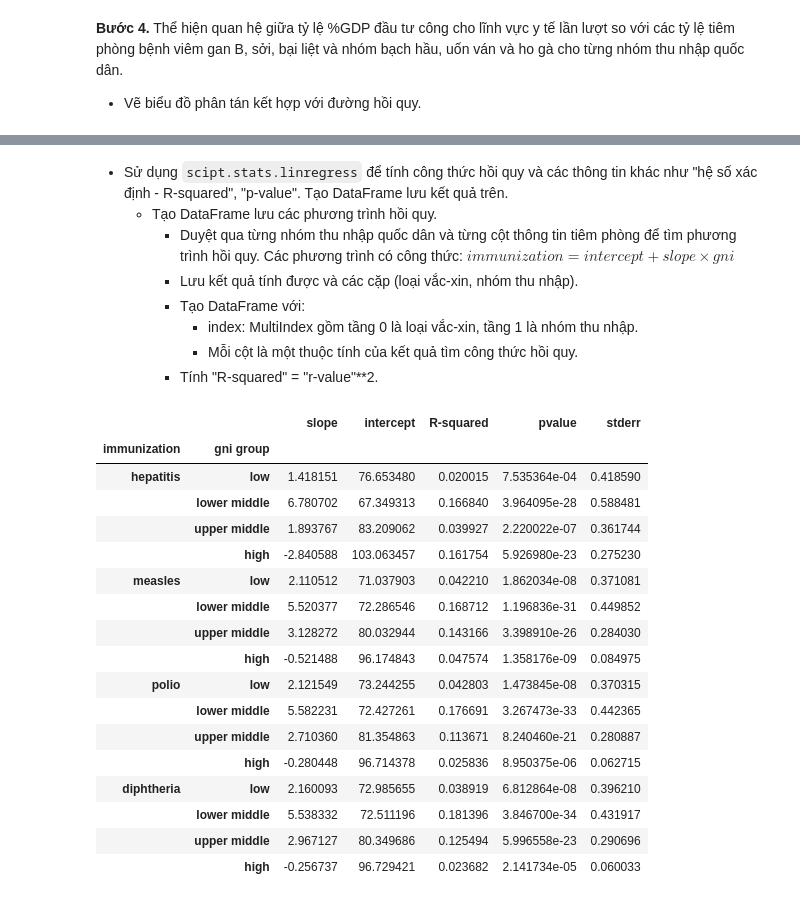
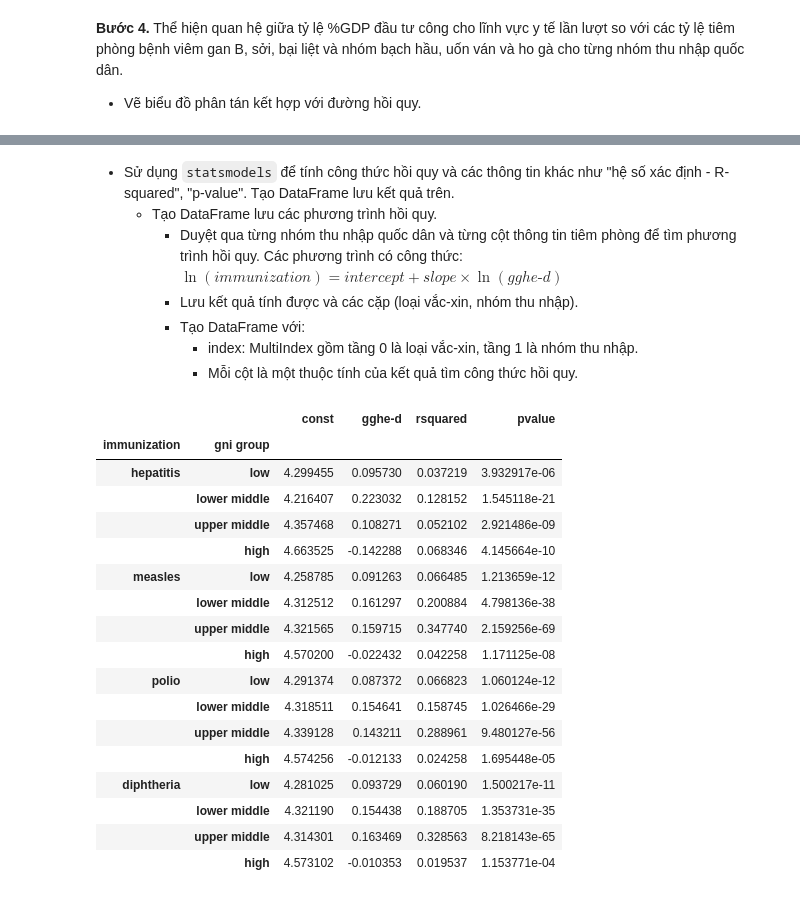
Before and after one commit to XQuyTran/Final_Project_LTKHDL, a Jupyter notebook: final-project.ipynb, the cells around one changed output, grey strips where cells are left out. Saved outputs shown, nothing was run; the diff lists cells and outputs as text; code cells hidden in the pictures.

```diff
--- a/final-project.ipynb
+++ b/final-project.ipynb
@@ -37,7 +36,7 @@ pd.set_option("display.max_columns", None)
 ---
 # 3. Khám phá dữ liệu
 # %%
-data_df = pd.read_csv('who_life_exp.csv')
+data_df = pd.read_csv('Data/who_life_exp.csv')
 data_df
 # %% [output]
 |  | country | country_code | region | year | life_expect | life_exp60 | adult_mortality | infant_mort | ... |
@@ -393,6 +393,7 @@ Categories (4, object): ['low' < 'lower middle' < 'upper middle' < 'high']
 # %%
 immunization_gghe_df = data_df.iloc[:, [1, 3] + list(range(13, 17)) + [21]]
 immunization_gghe_df = immunization_gghe_df.join(gni_groups, 'country_code')
+immunization_gghe_df.iloc[:, 2:-1] = immunization_gghe_df.iloc[:, 2:-1].transform(np.log)
 immunization_gghe_df
 # %% [output]
 |  | country_code | year | hepatitis | measles | polio | diphtheria | gghe-d | une_gni |
@@ -414,7 +415,7 @@ immunization_cols = immunization_gghe_df.columns[2:6]
 **Bước 4.** Thể hiện quan hệ giữa tỷ lệ %GDP đầu tư công cho lĩnh vực y tế lần lượt so với các tỷ lệ tiêm phòng bệnh viêm gan B, sởi, bại liệt và nhóm bạch hầu, uốn ván và ho gà cho từng nhóm thu nhập quốc dân.
 - Vẽ biểu đồ phân tán kết hợp với đường hồi quy.
 # %%
-for i, col in enumerate(immunization_cols):
+for col in immunization_cols:
     sns.lmplot(data=immunization_gghe_df, x='gghe-d', y=col, hue='une_gni',
               markers=['o', 's', '^', 'x'], col='une_gni', line_kws={'color': 'black'})
 plt.show()
@@ -426,47 +427,51 @@ plt.show()
 # %%
 plt.close('all')
 # %% [markdown]
-- Sử dụng `scipt.stats.linregress` để tính công thức hồi quy và các thông tin khác như "hệ số xác định - R-squared", "p-value". Tạo DataFrame lưu kết quả trên.
+- Sử dụng `statsmodels` để tính công thức hồi quy và các thông tin khác như "hệ số xác định - R-squared", "p-value". Tạo DataFrame lưu kết quả trên.
     - Tạo DataFrame lưu các phương trình hồi quy.
-        - Duyệt qua từng nhóm thu nhập quốc dân và từng cột thông tin tiêm phòng để tìm phương trình hồi quy. Các phương trình có công thức: $immunization = intercept + slope \times gni$
+        - Duyệt qua từng nhóm thu nhập quốc dân và từng cột thông tin tiêm phòng để tìm phương trình hồi quy. Các phương trình có công thức: $\ln(immunization) = intercept + slope \times \ln(gghe\mbox{-}d)$
         - Lưu kết quả tính được và các cặp (loại vắc-xin, nhóm thu nhập).
         - Tạo DataFrame với:
             - index: MultiIndex gồm tầng 0 là loại vắc-xin, tầng 1 là nhóm thu nhập.
             - Mỗi cột là một thuộc tính của kết quả tìm công thức hồi quy.
-        - Tính "R-squared" = "r-value"**2.
 # %%
 regress_result = []
 indices = []
 for col in immunization_cols:
     df = immunization_gghe_df[[col, 'gghe-d', 'une_gni']].dropna()
     for label in labels:
         indices.append((col, label))
         xy_df = df[df['une_gni'] == label]
-        regress_result.append(stats.linregress(xy_df['gghe-d'], xy_df[col]))
+        X = xy_df['gghe-d']; y = xy_df[col]
+        regress_result.append(sm.OLS(y, sm.add_constant(X)).fit())
 
-regress_result_df = pd.DataFrame(regress_result, index=pd.MultiIndex.from_tuples(indices, names=('immunization', 'gni group')))
-regress_result_df.rvalue = regress_result_df.rvalue ** 2
-regress_result_df.rename(columns={'rvalue': 'R-squared'}, inplace=True)
+regress_series = []
+for i in range(len(regress_result)):
+    regress_series.append(regress_result[i].params)
+    regress_series[i]['rsquared'] = regress_result[i].rsquared
+    regress_series[i]['pvalue'] = regress_result[i].pvalues[1]
+
+regress_result_df = pd.DataFrame(regress_series, index=pd.MultiIndex.from_tuples(indices, names=('immunization', 'gni group')))
 regress_result_df
 # %% [output]
-|  |  | slope | intercept | R-squared | pvalue | stderr |
-| immunization | gni group |  |  |  |  |  |
-| hepatitis | low | 1.418151 | 76.653480 | 0.020015 | 7.535364e-04 | 0.418590 |
-|  | lower middle | 6.780702 | 67.349313 | 0.166840 | 3.964095e-28 | 0.588481 |
-|  | upper middle | 1.893767 | 83.209062 | 0.039927 | 2.220022e-07 | 0.361744 |
-|  | high | -2.840588 | 103.063457 | 0.161754 | 5.926980e-23 | 0.275230 |
-| measles | low | 2.110512 | 71.037903 | 0.042210 | 1.862034e-08 | 0.371081 |
-|  | lower middle | 5.520377 | 72.286546 | 0.168712 | 1.196836e-31 | 0.449852 |
-|  | upper middle | 3.128272 | 80.032944 | 0.143166 | 3.398910e-26 | 0.284030 |
-|  | high | -0.521488 | 96.174843 | 0.047574 | 1.358176e-09 | 0.084975 |
-| polio | low | 2.121549 | 73.244255 | 0.042803 | 1.473845e-08 | 0.370315 |
-|  | lower middle | 5.582231 | 72.427261 | 0.176691 | 3.267473e-33 | 0.442365 |
-|  | upper middle | 2.710360 | 81.354863 | 0.113671 | 8.240460e-21 | 0.280887 |
-|  | high | -0.280448 | 96.714378 | 0.025836 | 8.950375e-06 | 0.062715 |
-| diphtheria | low | 2.160093 | 72.985655 | 0.038919 | 6.812864e-08 | 0.396210 |
-|  | lower middle | 5.538332 | 72.511196 | 0.181396 | 3.846700e-34 | 0.431917 |
-|  | upper middle | 2.967127 | 80.349686 | 0.125494 | 5.996558e-23 | 0.290696 |
-|  | high | -0.256737 | 96.729421 | 0.023682 | 2.141734e-05 | 0.060033 |
+|  |  | const | gghe-d | rsquared | pvalue |
+| immunization | gni group |  |  |  |  |
+| hepatitis | low | 4.299455 | 0.095730 | 0.037219 | 3.932917e-06 |
+|  | lower middle | 4.216407 | 0.223032 | 0.128152 | 1.545118e-21 |
+|  | upper middle | 4.357468 | 0.108271 | 0.052102 | 2.921486e-09 |
+|  | high | 4.663525 | -0.142288 | 0.068346 | 4.145664e-10 |
+| measles | low | 4.258785 | 0.091263 | 0.066485 | 1.213659e-12 |
+|  | lower middle | 4.312512 | 0.161297 | 0.200884 | 4.798136e-38 |
+|  | upper middle | 4.321565 | 0.159715 | 0.347740 | 2.159256e-69 |
+|  | high | 4.570200 | -0.022432 | 0.042258 | 1.171125e-08 |
+| polio | low | 4.291374 | 0.087372 | 0.066823 | 1.060124e-12 |
+|  | lower middle | 4.318511 | 0.154641 | 0.158745 | 1.026466e-29 |
+|  | upper middle | 4.339128 | 0.143211 | 0.288961 | 9.480127e-56 |
+|  | high | 4.574256 | -0.012133 | 0.024258 | 1.695448e-05 |
+| diphtheria | low | 4.281025 | 0.093729 | 0.060190 | 1.500217e-11 |
+|  | lower middle | 4.321190 | 0.154438 | 0.188705 | 1.353731e-35 |
+|  | upper middle | 4.314301 | 0.163469 | 0.328563 | 8.218143e-65 |
+|  | high | 4.573102 | -0.010353 | 0.019537 | 1.153771e-04 |
 # %% [markdown]
 **Nhận xét:**
 - Nhìn chung, ngoại trừ nhóm quốc gia có thu nhập cao, các quốc gia khác đều cho thấy việc tăng đầu tư cho lĩnh vực y tế có thể dẫn đến tăng tỷ lệ tiêm phòng cho trẻ em dưới 1 tuổi.
```
Also changed, not shown: parts of 21 cells of this notebook.
